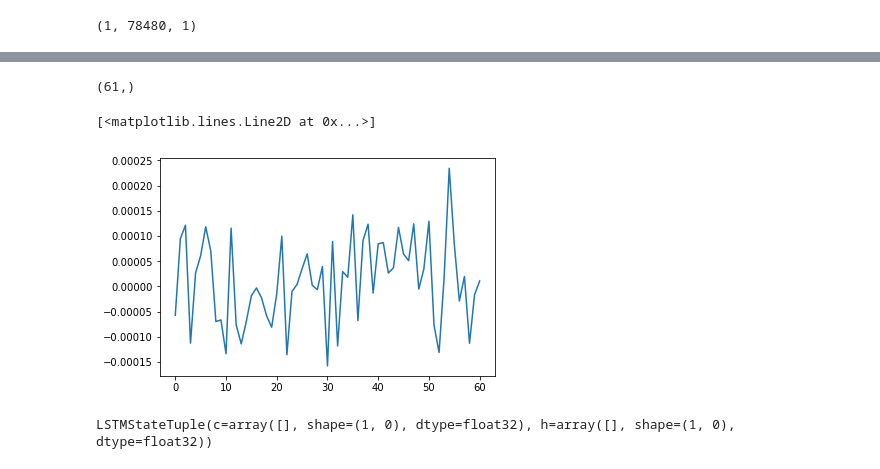
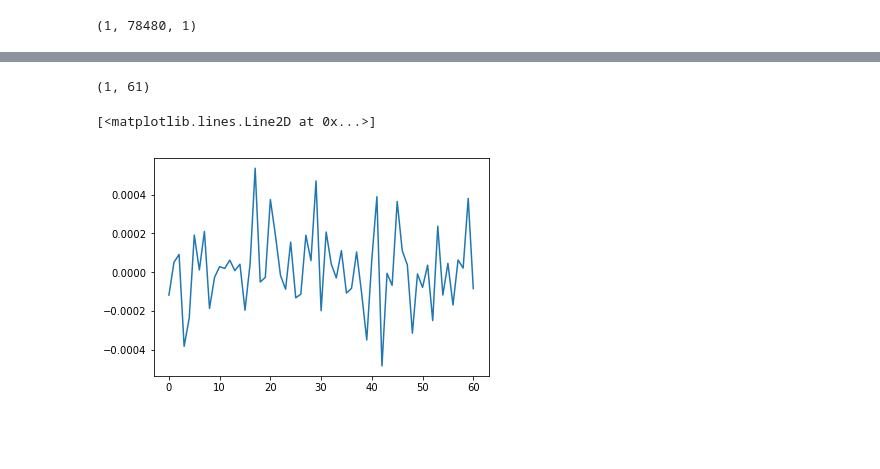
Before and after one commit to rkmalaiya/emotion_speech_perception, a Jupyter notebook: feature_extraction_lstm-with_batches_for_same_inputsample.ipynb, the cells around one changed output, grey strips where cells are left out. Drawn from its saved outputs; the diff is of its cells as text; code cells hidden in the pictures; blank space fills up the shorter version.

Commit message:
Listening to Decoder's output and Ploting context

```diff
--- a/feature_extraction_lstm-with_batches_for_same_inputsample.ipynb
+++ b/feature_extraction_lstm-with_batches_for_same_inputsample.ipynb
@@ -142,15 +168,11 @@ Final Output: Tensor("decoder/dense/BiasAdd:0", shape=(1, 78480, 1), dtype=float
 # %%
-Data.enc_output = np.array(Data.enc_output)
-Data.enc_output.shape
+Data.context = np.array(Data.state.c)
+print(Data.context.shape)
 # %% [output]
-(61,)
+(1, 61)
 # %%
-plt.plot(Data.enc_output[0])
+plt.plot(Data.context[0])
 # %% [output]
 [<matplotlib.lines.Line2D at 0x...>]
-[figure, old version]
+[figure, new version]
-# %%
-Data.state
-# %% [output]
-LSTMStateTuple(c=array([], shape=(1, 0), dtype=float32), h=array([], shape=(1, 0), dtype=float32))
 # %%
```
Also changed, not shown: parts of 7 cells of this notebook.
